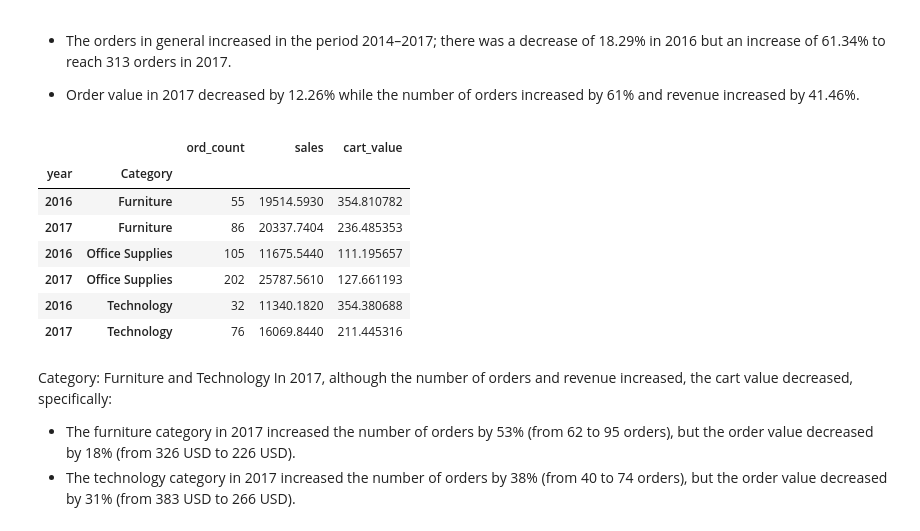
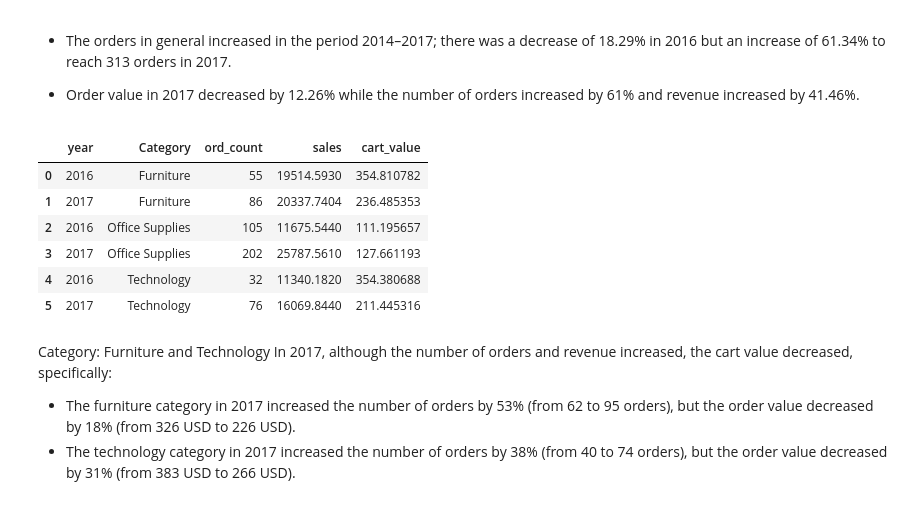
Before and after one commit to MinhAnh99/Python_RFM_Analysis, a Jupyter notebook: MinhAnh_RFM_Analysis_Project.ipynb, the cells around one changed output. Saved outputs shown, nothing was run; the diff lists cells and outputs as text; code cells hidden in the pictures.

```diff
--- a/MinhAnh_RFM_Analysis_Project.ipynb
+++ b/MinhAnh_RFM_Analysis_Project.ipynb
@@ -236,5 +262,4 @@ plt.show()
 # %%
 #Load table product and remove duplicates
 product = pd.read_excel('Dataset.xlsx',sheet_name='Product')
-product.drop(['Product Name','Row ID'],axis=1,inplace=True)
-product.drop_duplicates(inplace=True)
+product.info()
@@ -244,7 +306,7 @@ returned = pd.read_excel('Dataset.xlsx',sheet_name='Return')
 # %%
 # Merge the orders_pre, product, returned,loaction, cus_seg tables to get a full table of information
 data = orders_pre.merge(product, on='Product ID', how='left')\
-                 .merge(returned,on='Order ID',how='left')\
+                 .merge(Returned,on='Order ID',how='left')\
                  .merge(customer_segmentation[['Customer ID','segment']],left_on='Customer ID',right_on='Customer ID',how='left')
 # %%
 # Create extra columns containing orders by years
@@ -279,22 +341,21 @@ potential_ord
 
 * Order value in 2017 decreased by 12.26% while the number of orders increased by 61% and revenue increased by 41.46%.
 # %%
-# Analysis of the number of orders, revenue and order value of each Category in 2016 and 2017
+# Calculate orders count, sales and cart value by Category in 2016 and 2017
 
 potential_cate = potential.groupby(['year','Category']).agg(ord_count=('Order ID','nunique'),
-                               sales=('Sales','sum'))
-potential_cate['cart_value']= potential_cate['sales']/potential_cate['ord_count']
+                               sales = ('Sales','sum'))
+potential_cate['cart_value'] = potential_cate['sales']/potential_cate['ord_count']
 potential_cate.sort_values(by=['Category','year'],inplace=True)
-potential_cate.query('year=="2016" or year=="2017"')
+potential_cate.query('year=="2016" or year=="2017"').reset_index()
 # %% [output]
-|  |  | ord_count | sales | cart_value |
-| year | Category |  |  |  |
-| 2016 | Furniture | 55 | 19514.5930 | 354.810782 |
-| 2017 | Furniture | 86 | 20337.7404 | 236.485353 |
-| 2016 | Office Supplies | 105 | 11675.5440 | 111.195657 |
-| 2017 | Office Supplies | 202 | 25787.5610 | 127.661193 |
-| 2016 | Technology | 32 | 11340.1820 | 354.380688 |
-| 2017 | Technology | 76 | 16069.8440 | 211.445316 |
+|  | year | Category | ord_count | sales | cart_value |
+| 0 | 2016 | Furniture | 55 | 19514.5930 | 354.810782 |
+| 1 | 2017 | Furniture | 86 | 20337.7404 | 236.485353 |
+| 2 | 2016 | Office Supplies | 105 | 11675.5440 | 111.195657 |
+| 3 | 2017 | Office Supplies | 202 | 25787.5610 | 127.661193 |
+| 4 | 2016 | Technology | 32 | 11340.1820 | 354.380688 |
+| 5 | 2017 | Technology | 76 | 16069.8440 | 211.445316 |
 # %% [markdown]
 Category: Furniture and Technology In 2017, although the number of orders and revenue increased, the cart value decreased, specifically:
 * The furniture category in 2017 increased the number of orders by 53% (from 62 to 95 orders), but the order value decreased by 18% (from 326 USD to 226 USD).
```
Also changed, not shown: parts of 17 cells of this notebook.
